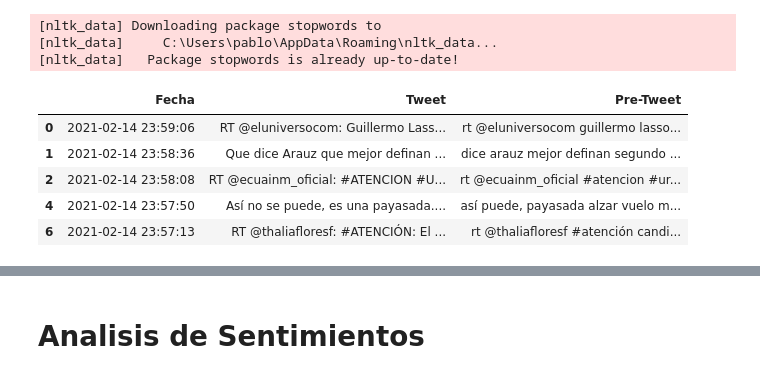
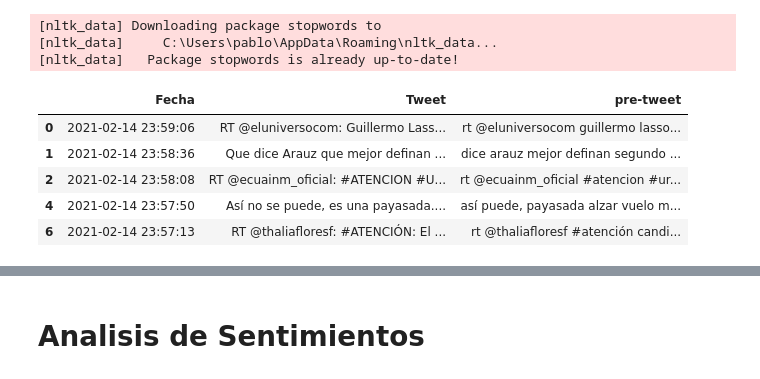
Before and after one commit to pdavicho/analisisDeSentimientos, a Jupyter notebook: Datos.ipynb, the cells around one changed output, grey strips where cells are left out. Cells and saved outputs as stored; diff of their text form; code cells hidden in the pictures.

```diff
--- a/Datos.ipynb
+++ b/Datos.ipynb
@@ -91,10 +91,10 @@ def Preprocessing(instancia):
 # %%
 tweets = [Preprocessing(i) for i in df.Tweet]
 # %%
-df['Pre-Tweet'] = tweets
+df['pre-tweet'] = tweets
 df.head()
 # %% [output]
-|  | Fecha | Tweet | Pre-Tweet |
+|  | Fecha | Tweet | pre-tweet |
 | 0 | 2021-02-14 23:59:06 | RT @eluniversocom: Guillermo Lass... | rt @eluniversocom guillermo lasso... |
 | 1 | 2021-02-14 23:58:36 | Que dice Arauz que mejor definan ... | dice arauz mejor definan segundo ... |
 | 2 | 2021-02-14 23:58:08 | RT @ecuainm_oficial: #ATENCION #U... | rt @ecuainm_oficial #atencion #ur... |
```
Also changed, not shown: parts of 18 cells of this notebook, 1 other file.
